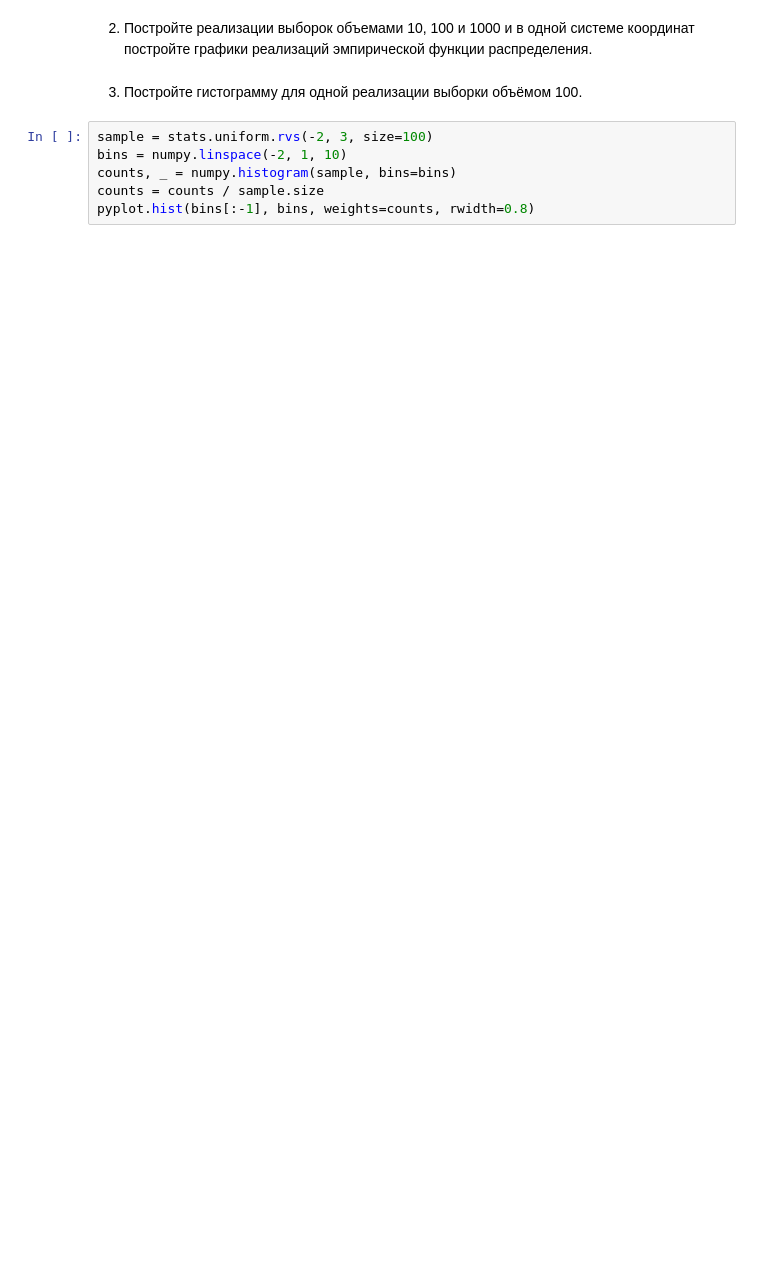
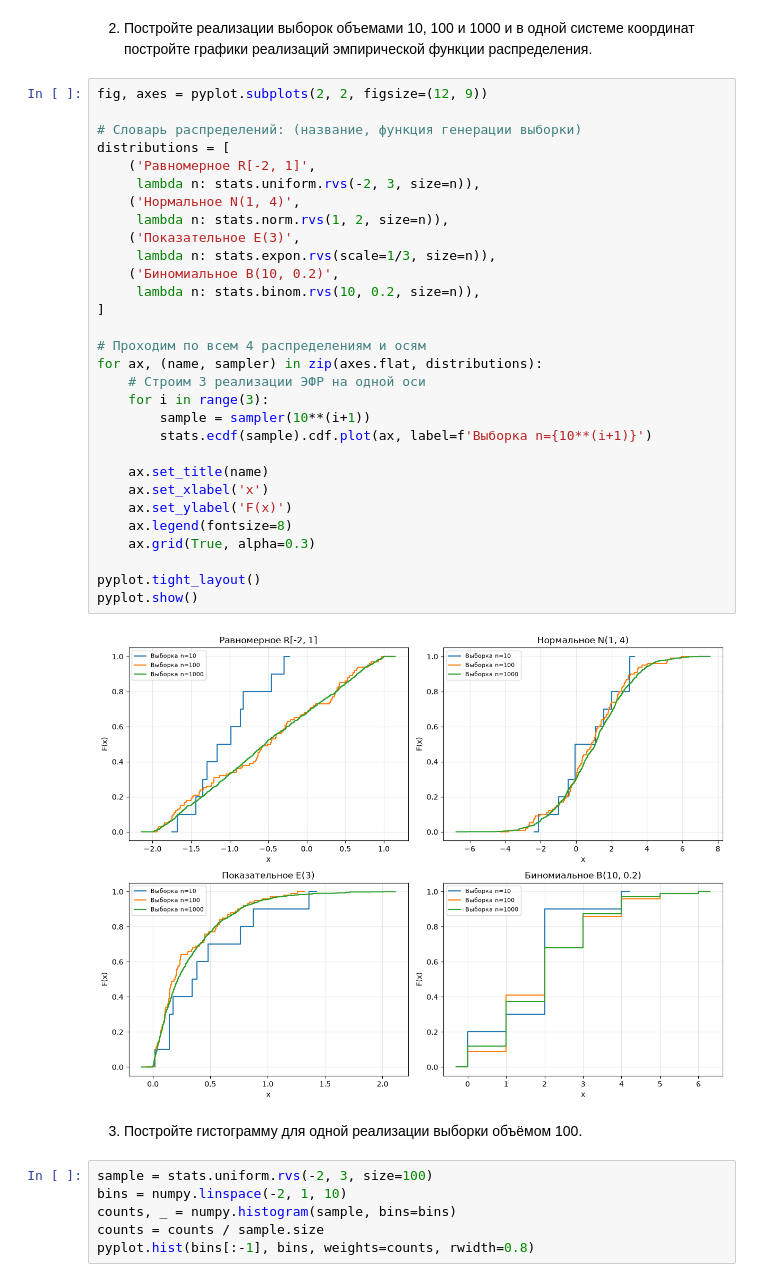
Before and after one commit to wowaq/mpei_7, a Jupyter notebook: Лабораторная работа 1.ipynb, the cells around one changed output. Drawn from its saved outputs; the diff is of its cells as text; blank space fills up the shorter version.

```diff
--- a/Лабораторная работа 1.ipynb
+++ b/Лабораторная работа 1.ipynb
@@ -19,5 +51,37 @@ pyplot.grid()
 # %% [markdown]
 2. Постройте реализации выборок объемами 10, 100 и 1000 и в одной системе координат постройте графики реализаций эмпирической функции распределения.
+# %%
+fig, axes = pyplot.subplots(2, 2, figsize=(12, 9))
+
+# Словарь распределений: (название, функция генерации выборки)
+distributions = [
+    ('Равномерное R[-2, 1]',
+     lambda n: stats.uniform.rvs(-2, 3, size=n)),
+    ('Нормальное N(1, 4)',
+     lambda n: stats.norm.rvs(1, 2, size=n)),
+    ('Показательное E(3)',
+     lambda n: stats.expon.rvs(scale=1/3, size=n)),
+    ('Биномиальное B(10, 0.2)',
+     lambda n: stats.binom.rvs(10, 0.2, size=n)),
+]
+
+# Проходим по всем 4 распределениям и осям
+for ax, (name, sampler) in zip(axes.flat, distributions):
+    # Строим 3 реализации ЭФР на одной оси
+    for i in range(3):
+        sample = sampler(10**(i+1))
+        stats.ecdf(sample).cdf.plot(ax, label=f'Выборка n={10**(i+1)}')
+
+    ax.set_title(name)
+    ax.set_xlabel('x')
+    ax.set_ylabel('F(x)')
+    ax.legend(fontsize=8)
+    ax.grid(True, alpha=0.3)
+
+pyplot.tight_layout()
+pyplot.show()
+# %% [output]
+[figure, added]
 # %% [markdown]
 3. Постройте гистограмму для одной реализации выборки объёмом 100.
 # %%
```
Also changed, not shown: parts of 16 cells of this notebook, 3 other files.
